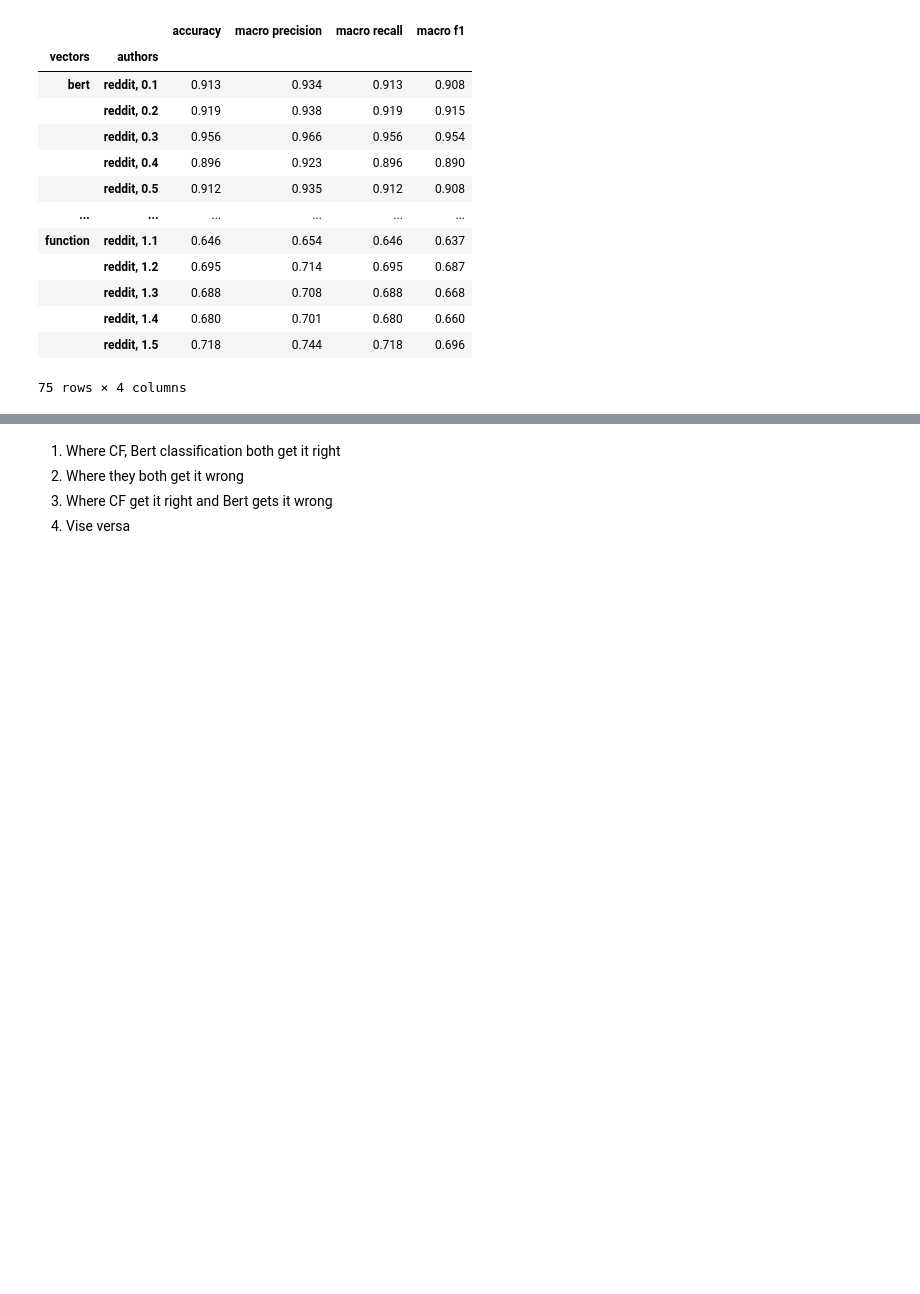
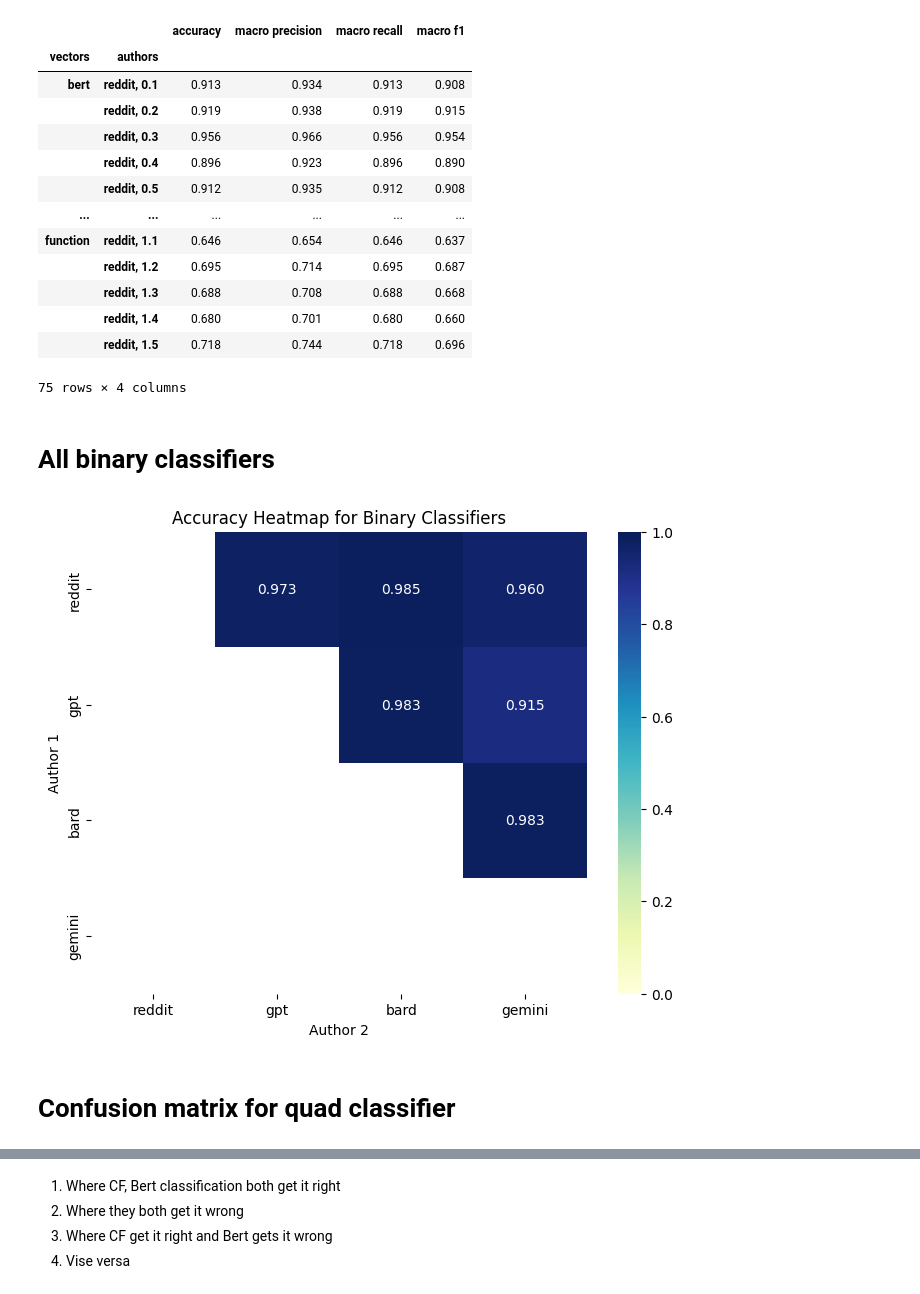
Before and after one commit to harrison-f-stropkay/llm-style, a Jupyter notebook: classification.ipynb, the cells around one changed output, grey strips where cells are left out. Saved outputs shown, nothing was run; the diff lists cells and outputs as text; code cells hidden in the pictures; blank space fills up the shorter version.

Commit message:
figures for paper

```diff
--- a/classification.ipynb
+++ b/classification.ipynb
@@ -594,3 +589,52 @@ temps_results
 |  | reddit, 1.4 | 0.680 | 0.701 | 0.680 | 0.660 |
 |  | reddit, 1.5 | 0.718 | 0.744 | 0.718 | 0.696 |
 75 rows × 4 columns
+# %% [markdown]
+# All binary classifiers
+# %%
+def key_func(author):
+    if "reddit" in author:
+        return 0
+    if "gpt" in author:
+        return 1
+    if "bard" in author:
+        return 2
+    if "gemini" in author:
+        return 3
+    return 4
+
+
+authors = ["reddit", "gpt", "bard", "gemini"]
+
+results["authors_list"] = results["authors"].apply(lambda x: x.split(", "))
+results["author_1"] = results["authors_list"].apply(
+    lambda x: sorted(x, key=key_func)[0]
+)
+results["author_2"] = results["authors_list"].apply(
+    lambda x: sorted(x, key=key_func)[1]
+)
+binaries = results[
+    (results["vectors"] == "common, function, bert")
+    & (results["authors_list"].apply(len) == 2)
+    & results["author_1"].isin(authors)
+    & results["author_2"].isin(authors)
+][["author_1", "author_2", "accuracy"]].reset_index(drop=True)
+
+pivot_df = binaries.pivot_table(
+    index="author_1",
+    columns="author_2",
+    values="accuracy",
+    aggfunc="mean",
+    fill_value=np.nan,
+).reindex(index=authors, columns=authors, fill_value=np.nan)
+
+plt.figure(figsize=(8, 6))
+sns.heatmap(pivot_df, annot=True, cmap="YlGnBu", fmt=".3f", vmin=0, vmax=1)
+plt.title("Accuracy Heatmap for Binary Classifiers")
+plt.xlabel("Author 2")
+plt.ylabel("Author 1")
+plt.show()
+# %% [output]
+[figure, added]
+# %% [markdown]
+# Confusion matrix for quad classifier
```
Also changed, not shown: parts of 25 cells of this notebook, 3 other files.
